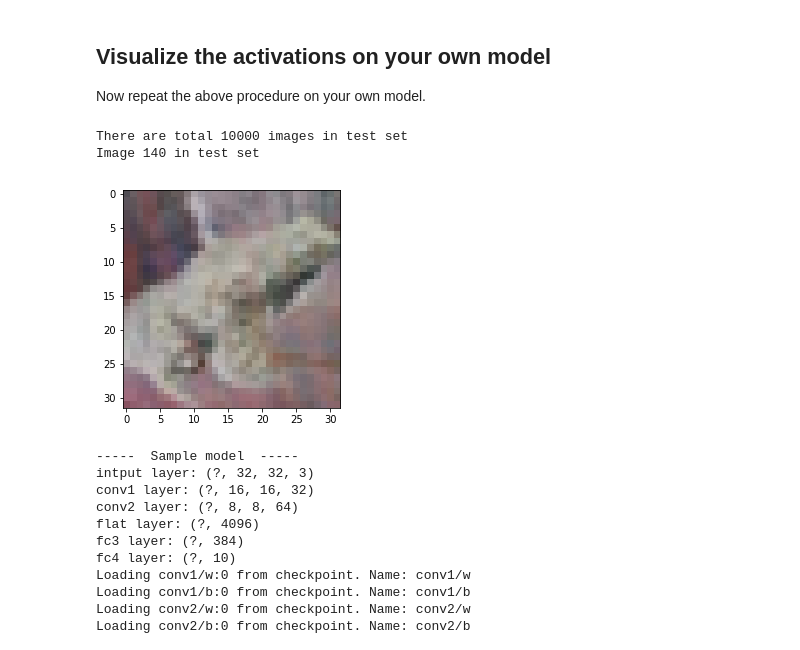
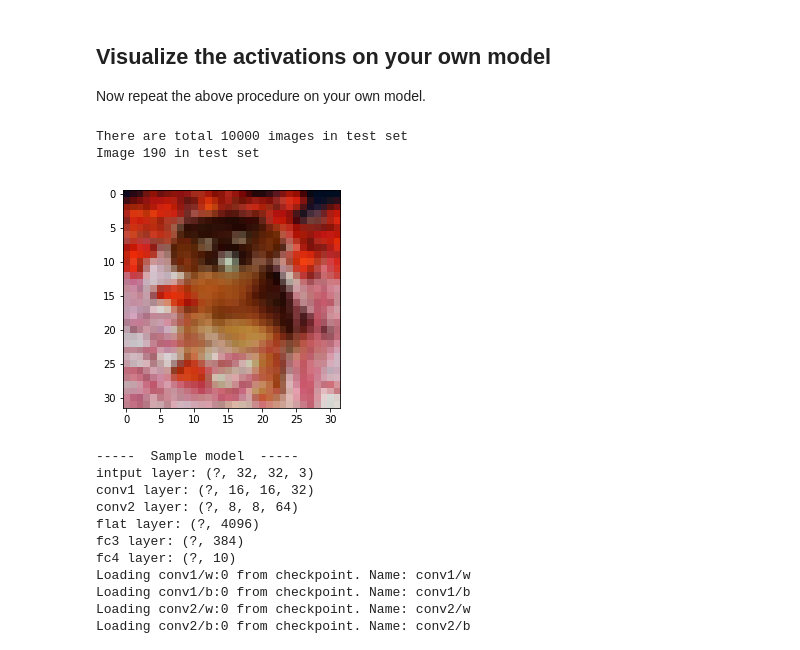
Before and after one commit to kaushalv274/Deep-Learning, a Jupyter notebook: assignment1/Problem_4.ipynb, the cells around one changed output. Cells and saved outputs as stored; diff of their text form; code cells hidden in the pictures.

```diff
--- a/assignment1/Problem_4.ipynb
+++ b/assignment1/Problem_4.ipynb
@@ -664,21 +664,21 @@ def getActivations_cifar10(layer, stimuli):
 # %%
 print "There are total {} images in test set".format(len(data_test))
 #############################################################################
 # TODO: Try out some indices you want to see!                               #
 #############################################################################
-query_idx = 140
+query_idx = 190
 
 # Process the indicated issue
 query_idx = min(max(query_idx, 0), 999)
 cifar10ToUse = data_test[query_idx]
 
 cifar10ToUse= cifar10ToUse[...,::-1]
 plt.imshow(cifar10ToUse)
 print "Image {} in test set".format(query_idx)
 # %% [output]
 There are total 10000 images in test set
-Image 140 in test set
+Image 190 in test set
-[figure, old version]
+[figure, new version]
 # %%
 tf.reset_default_graph()
 sess = tf.Session()
```
Also changed, not shown: parts of 10 cells of this notebook.
